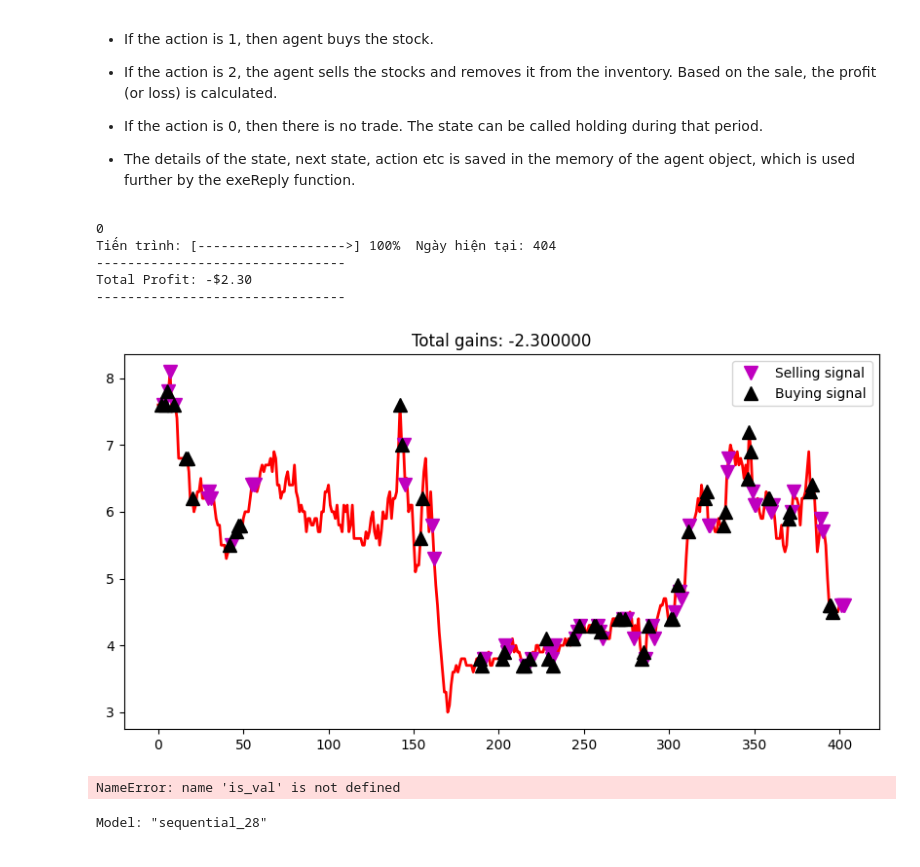
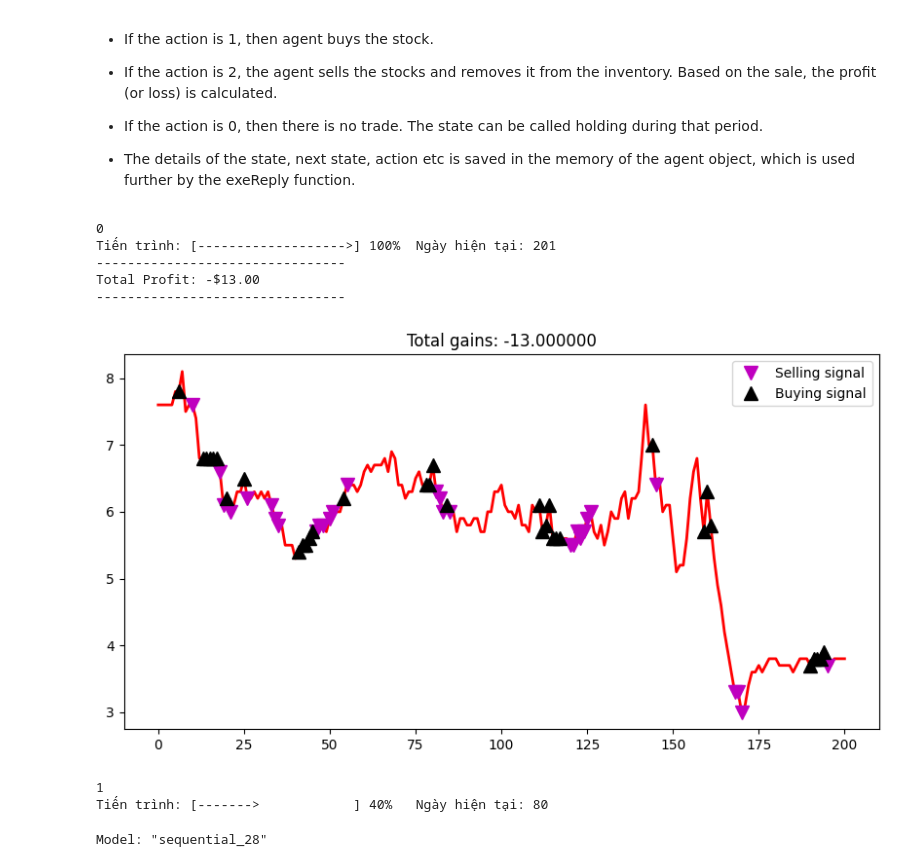
Before and after one commit to Likelipop/DQL_Trading_based, a Jupyter notebook: Stock_Trade_DQL.ipynb, the cells around one changed output. Drawn from its saved outputs; the diff is of its cells as text; code cells hidden in the pictures.

```diff
--- a/Stock_Trade_DQL.ipynb
+++ b/Stock_Trade_DQL.ipynb
@@ -703,7 +703,7 @@ class TradingEnv:
                     print("--------------------------------")
                     self.plot_behavior()
                     break
-            if (e self.episode_count) and (not self.is_val):
+            if (self.episode_count) and (not self.is_val):
                 self.agent.model.save(f"model_ep{e}.keras")
 
     def plot_behavior(self):
@@ -756,16 +756,17 @@ def progress_bar(current, total, bar_length=20):
 # ... (mã hiện tại của bạn)
 # %%
 data = X_train
-env = TradingEnv(data, window_size=1, batch_size=10, episode_count=15, learning_interval=1)
+env = TradingEnv(data, window_size=1, batch_size=32, episode_count=5, learning_interval=1)
 env.run(tracking = 1)
 # %% [output]
 0
-Tiến trình: [------------------->] 100%  Ngày hiện tại: 404
+Tiến trình: [------------------->] 100%  Ngày hiện tại: 201
 --------------------------------
-Total Profit: -$2.30
+Total Profit: -$13.00
 --------------------------------
-[figure, old version]
+[figure, new version]
-NameError: name 'is_val' is not defined
+1
+Tiến trình: [------->            ] 40%   Ngày hiện tại: 80
 # %%
 #Deep Q-Learning Model
 print(env.agent.model.summary())
```
